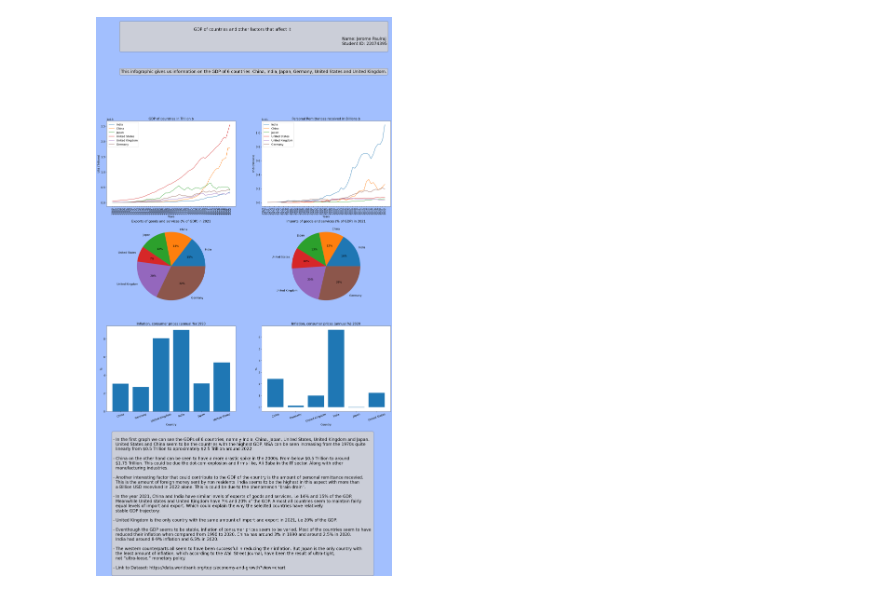
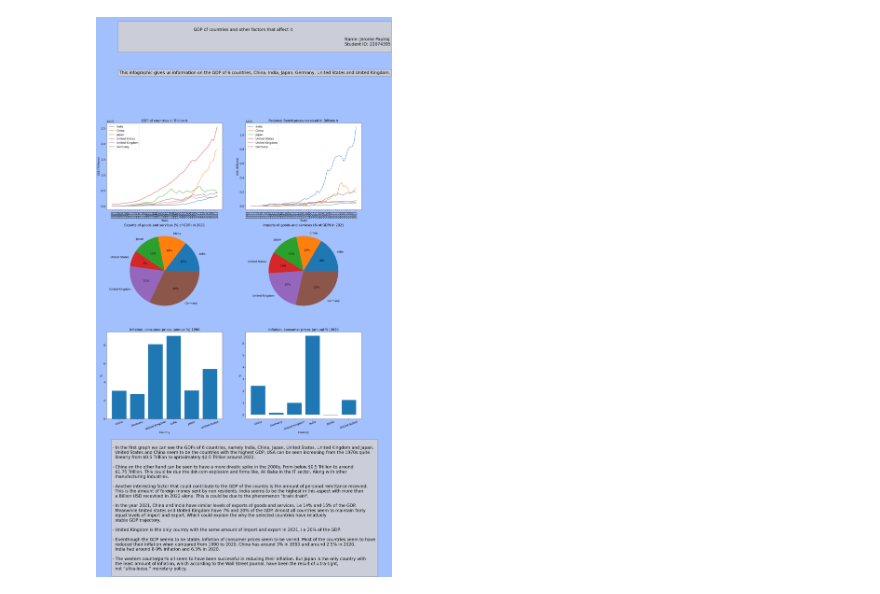
Before and after one commit to jerome-p/DHV_infographics_project, a Jupyter notebook: 22074395.ipynb, the cells around one changed output. Cells and saved outputs as stored; diff of their text form; code cells hidden in the pictures.

```diff
--- a/22074395.ipynb
+++ b/22074395.ipynb
@@ -1,4 +1,15 @@
 # %%
+"""
+Link to jupyter file -
+https://github.com/jerome-p/DHV_infographics_project/blob/main/22074395.ipynb
+
+Link to repository:
+https://github.com/jerome-p/DHV_infographics_project/tree/main
+
+Dataset Used:
+ https://data.worldbank.org/topic/economy-and-growth?view=chart
+"""
+
 import pandas as pd
 import numpy as np
 import matplotlib.pyplot as plt
@@ -131,7 +142,7 @@ data, dataT = load_data(
     countries)
 
 # Setting figure size
-fig = plt.figure(figsize=[25,20])
+fig = plt.figure(figsize=[22,20])
 #Setting font size for labels and titles
 plt.rcParams.update({'font.size': 13})
 
@@ -227,34 +238,32 @@ textstr = """
 - Another interesting factor that could contribute to the GDP of the country is the amount of personal remittance recevied.
   This is the amount of foreign money sent by non residents. India seems to be the highest in this aspect with more than
   a Billion USD recevived in 2022 alone. This is could be due to the phenomenon "brain drain".
 
 - In the year 2021, China and India have similar levels of exports of goods and services. i.e 14% and 15% of the GDP.
   Meanwhile United states and United Kingdom have 7% and 20% of the GDP. Almost all countries seem to maintain fairly
   equal levels of import and export. Which could explain the why the selected countries have relatively
   stable GDP trajectory.
 
 - United Kingdom is the only country with the same amount of import and export in 2021, i.e 20% of the GDP.
 
 - Eventhough the GDP seems to be stable, inflation of consumer prices seem to be varied. Most of the countries seem to have
   reduced their inflation when compared from 1990 to 2020. China has around 3% in 1990 and around 2.5% in 2020.
   India had around 8-9% inflation and 6.5% in 2020.
 
 - The western counterparts all seem to have been successful in reducing their inflation. But Japan is the only country with
   the least amount of inflation, which according to the Wall Street Journal, have been the result of ultra-tight,
   not “ultra-loose,” monetary policy.
-
-- Link to Dataset: https://data.worldbank.org/topic/economy-and-growth?view=chart
  """
 
 
 plt.text(0.05, 0.95, textstr, fontsize=20,bbox=props,verticalalignment='top')
 plt.subplots_adjust(top=2.5)
 
 plt.axis('off')
 
 fig.patch.set_facecolor('xkcd:pastel blue')
 
-#plt.savefig('22074395.png', bbox_inches='tight', dpi=300)
+plt.savefig('trialll.png', bbox_inches='tight', dpi=300)
 plt.show()
 # %% [output]
-[figure, old version]
+[figure, new version]
```
Also changed, not shown: 3 other files.
